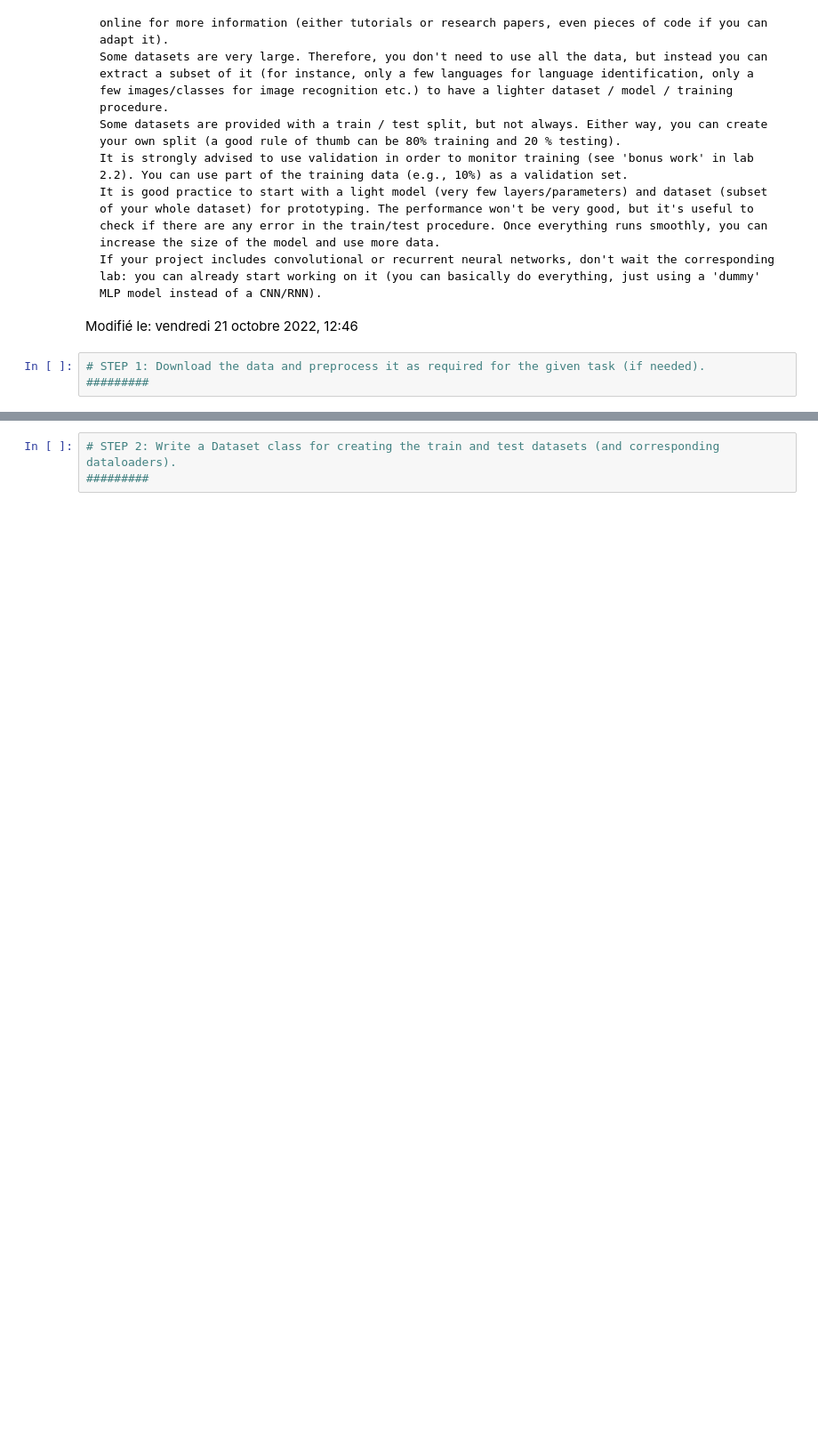
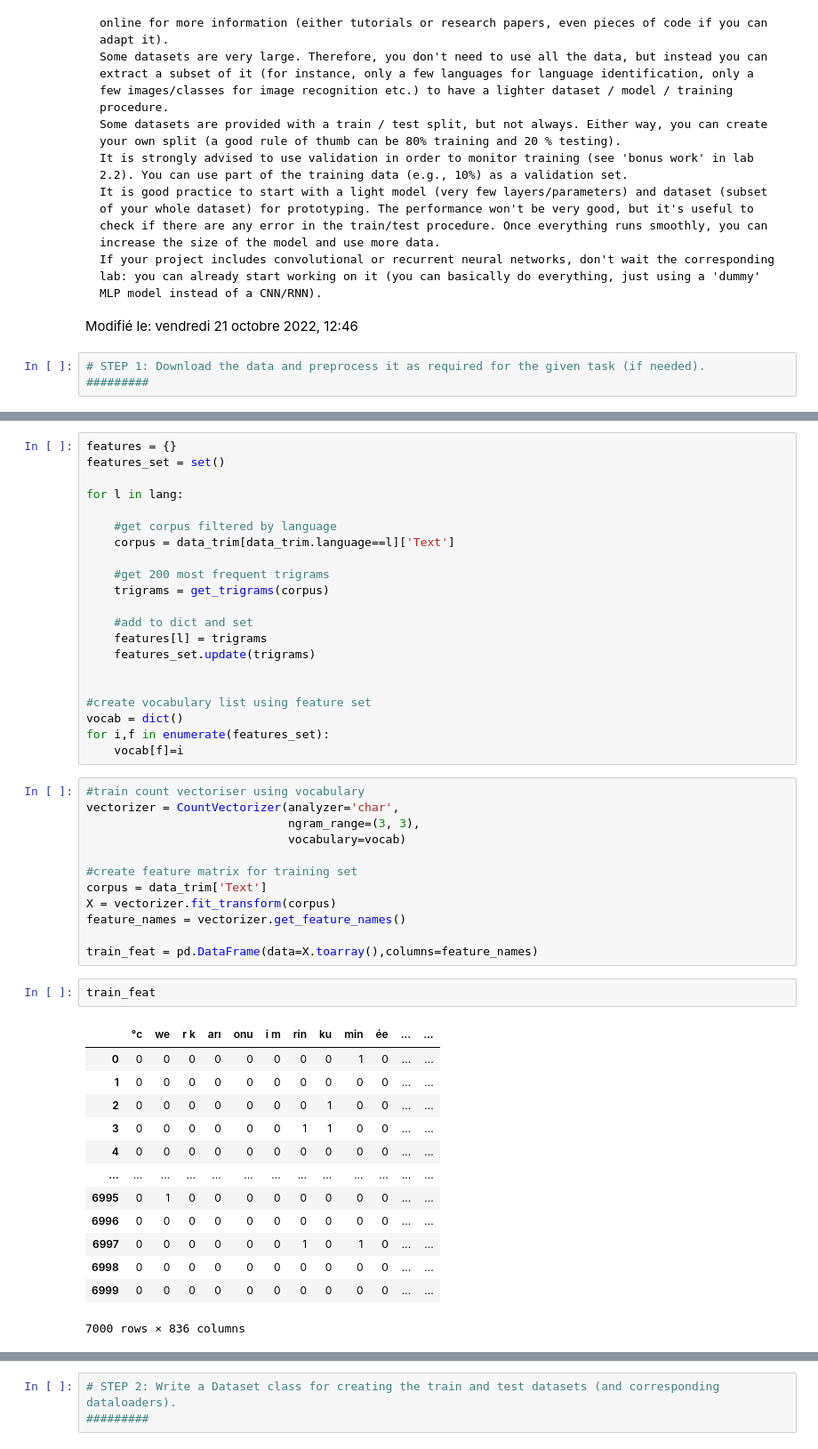
Before and after one commit to 2022-23-M2-NLP-NN-project-topic-4/language-identification, a Jupyter notebook: NN-project.ipynb, the cells around one changed output, grey strips where cells are left out. Shown: that part at 89% size. Saved outputs shown, nothing was run; the diff lists cells and outputs as text; blank space fills up the shorter version.

```diff
--- a/NN-project.ipynb
+++ b/NN-project.ipynb
@@ -65,0 +154,49 @@ Modifié le: vendredi 21 octobre 2022, 12:46
+# %%
+features = {}
+features_set = set()
+
+for l in lang:
+
+    #get corpus filtered by language
+    corpus = data_trim[data_trim.language==l]['Text']
+
+    #get 200 most frequent trigrams
+    trigrams = get_trigrams(corpus)
+
+    #add to dict and set
+    features[l] = trigrams
+    features_set.update(trigrams)
+
+
+#create vocabulary list using feature set
+vocab = dict()
+for i,f in enumerate(features_set):
+    vocab[f]=i
+# %%
+#train count vectoriser using vocabulary
+vectorizer = CountVectorizer(analyzer='char',
+                             ngram_range=(3, 3),
+                             vocabulary=vocab)
+
+#create feature matrix for training set
+corpus = data_trim['Text']
+X = vectorizer.fit_transform(corpus)
+feature_names = vectorizer.get_feature_names()
+
+train_feat = pd.DataFrame(data=X.toarray(),columns=feature_names)
+# %%
+train_feat
+# %% [output]
+|  | °c | we | r k | arı | onu | i m | rin | ku | min | ée | ... | ... |
+| 0 | 0 | 0 | 0 | 0 | 0 | 0 | 0 | 0 | 1 | 0 | ... | ... |
+| 1 | 0 | 0 | 0 | 0 | 0 | 0 | 0 | 0 | 0 | 0 | ... | ... |
+| 2 | 0 | 0 | 0 | 0 | 0 | 0 | 0 | 1 | 0 | 0 | ... | ... |
+| 3 | 0 | 0 | 0 | 0 | 0 | 0 | 1 | 1 | 0 | 0 | ... | ... |
+| 4 | 0 | 0 | 0 | 0 | 0 | 0 | 0 | 0 | 0 | 0 | ... | ... |
+| ... | ... | ... | ... | ... | ... | ... | ... | ... | ... | ... | ... | ... |
+| 6995 | 0 | 1 | 0 | 0 | 0 | 0 | 0 | 0 | 0 | 0 | ... | ... |
+| 6996 | 0 | 0 | 0 | 0 | 0 | 0 | 0 | 0 | 0 | 0 | ... | ... |
+| 6997 | 0 | 0 | 0 | 0 | 0 | 0 | 1 | 0 | 1 | 0 | ... | ... |
+| 6998 | 0 | 0 | 0 | 0 | 0 | 0 | 0 | 0 | 0 | 0 | ... | ... |
+| 6999 | 0 | 0 | 0 | 0 | 0 | 0 | 0 | 0 | 0 | 0 | ... | ... |
+7000 rows × 836 columns
```
Also changed, not shown: parts of 16 cells of this notebook.
